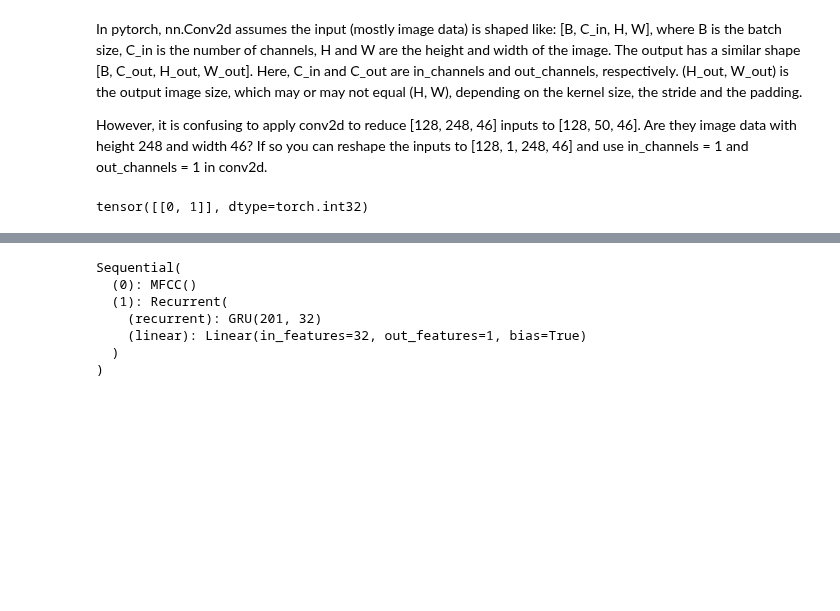
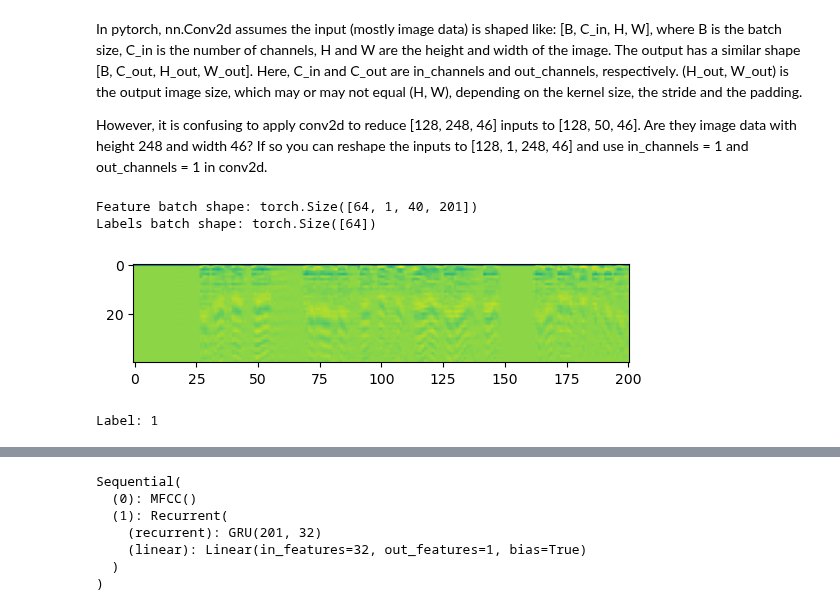
Before and after one commit to Floppy-vK/Language-ID, a Jupyter notebook: skeleton.ipynb, the cells around one changed output, grey strips where cells are left out. Saved outputs shown, nothing was run; the diff lists cells and outputs as text; code cells hidden in the pictures; blank space fills up the shorter version.

```diff
--- a/skeleton.ipynb
+++ b/skeleton.ipynb
@@ -132,15 +132,15 @@ plt.show()
 # %% [output]
 '\ntensor_X_train = torch.tensor(X_train_sub)\n\ntransformed_tensor = MFCC_transformation(tensor_X_train)\n\nimport librosa\nfrom matplotlib import cm\n\nimg = tensor_X_train[0]\nprint(img)\nprint(img ...
 # %%
-#Isolating english and spanish for the initial model creation
+# isolating english and spanish for the initial model creation
 
 idxs = np.where((y_train == language_dict['en'])|(y_train == language_dict['es']))
 idxs_test = np.where((y_test == language_dict['en'])|(y_test == language_dict['es']))
 
-y_train_sub_temp = y_train[idxs]
+y_train_sub = y_train[idxs]-1
 X_train_sub = X_train[idxs]
 
-y_test_sub_temp = y_test[idxs_test]
+y_test_sub = y_test[idxs_test]-1
 X_test_sub = X_test[idxs_test]
 
 print(np.shape(X_train_sub)) #samples, timesteps
@@ -185,0 +193,8 @@ print(y_test_sub.shape)
+# %%
+# input
+tensor_X_train = MFCC_transformation(torch.tensor(X_train_sub))
+tensor_X_test = MFCC_transformation(torch.tensor(X_test_sub))
+
+# target
+tensor_y_train = torch.tensor(y_train_sub)
+tensor_y_test = torch.tensor(y_test_sub)
@@ -216,9 +232,3 @@ for ax, audio_index in zip(axes,indexes):
 """
 # %% [output]
 '\n# transforming the dataset to MFCC\n\nfrom matplotlib import cm\n\ntransformed_tensor = MFCC_transformation(tensor_X_train)\ntransformed_array = np.array(transformed_tensor)\n\nindexes = [100, 200, ...
-# %%
-tensor_X_train = torch.tensor(X_train_sub)
-tensor_X_test = torch.tensor(X_test_sub)
-
-tensor_y_train = torch.tensor(y_train_sub)
-tensor_y_test = torch.tensor(y_test_sub)
@@ -267,20 +287,30 @@ In pytorch, nn.Conv2d assumes the input (mostly image data) is shaped like: [B,
 
 However, it is confusing to apply conv2d to reduce [128, 248, 46] inputs to [128, 50, 46]. Are they image data with height 248 and width 46? If so you can reshape the inputs to [128, 1, 248, 46] and use in_channels = 1 and out_channels = 1 in conv2d.
 # %%
-
-BATCH_SIZE = 64 #64? 100? #aka channels|
+BATCH_SIZE = 64 #aka channels
 training = tensor_X_train
-target_train = tensor_y_train
+target_train = tensor_y_train.long()
 
 test = tensor_X_test
-target_test = tensor_y_test
+target_test = tensor_y_test.long()
 
-train_dataset = data_utils.TensorDataset(training, target_train)
-train_loader = data_utils.DataLoader(train_dataset, shuffle=True) #batch_size=BATCH_SIZE,
+train_dataset = data_utils.TensorDataset(training.unsqueeze(1), target_train) # unsqueeze so it gets shape (64, 1, 40, 201)
+train_loader = data_utils.DataLoader(train_dataset, shuffle=True, batch_size=BATCH_SIZE)
 
-test_dataset = data_utils.TensorDataset(test, target_test)
-test_loader = data_utils.DataLoader(test_dataset, shuffle=True)
+test_dataset = data_utils.TensorDataset(test.unsqueeze(1), target_test)
+test_loader = data_utils.DataLoader(test_dataset, shuffle=True, batch_size=BATCH_SIZE)
 
-print(next(enumerate(train_loader))[1][1])
+# code from https://pytorch.org/tutorials/beginner/basics/data_tutorial.html
+train_features, train_labels = next(iter(train_loader))
+print(f"Feature batch shape: {train_features.size()}")
+print(f"Labels batch shape: {train_labels.size()}")
+img = train_features[0].squeeze()
+label = train_labels[0]
+plt.imshow(img)
+plt.show()
+print(f"Label: {label}")
 # %% [output]
-tensor([[0, 1]], dtype=torch.int32)
+Feature batch shape: torch.Size([64, 1, 40, 201])
+Labels batch shape: torch.Size([64])
+[figure, added]
+Label: 1
```
Also changed, not shown: parts of 13 cells of this notebook.
